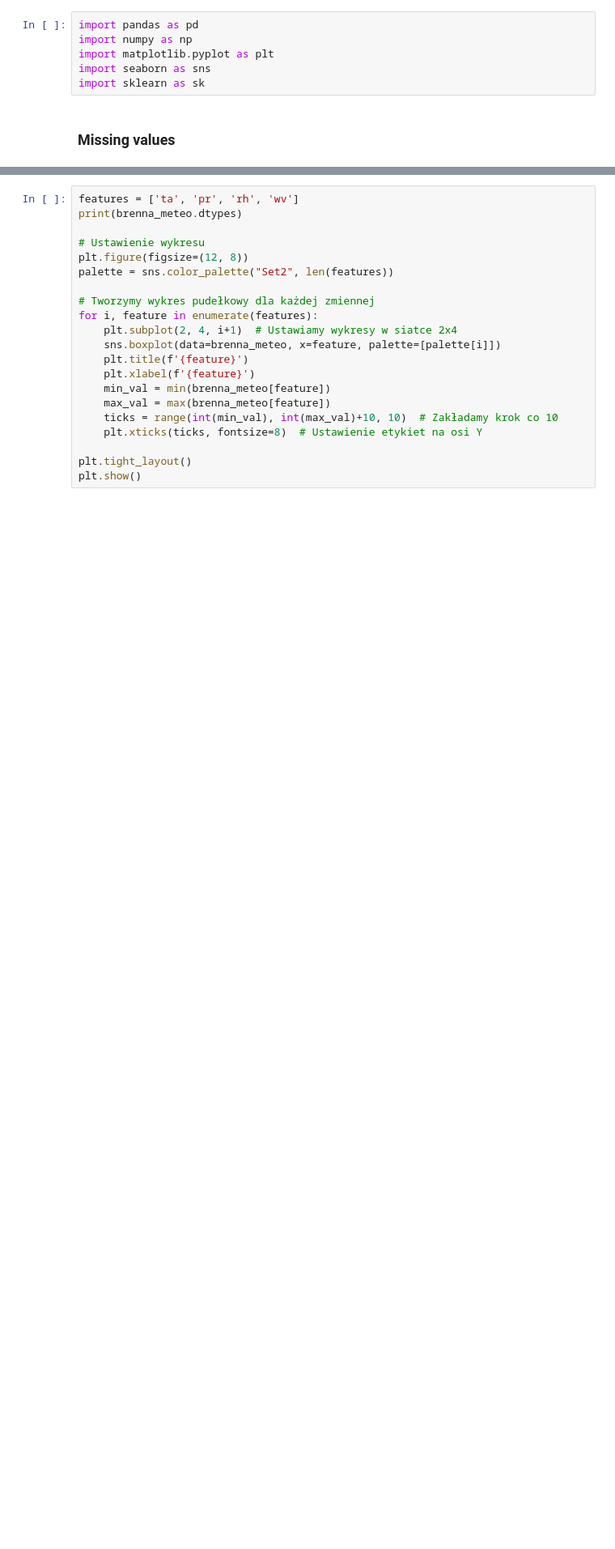
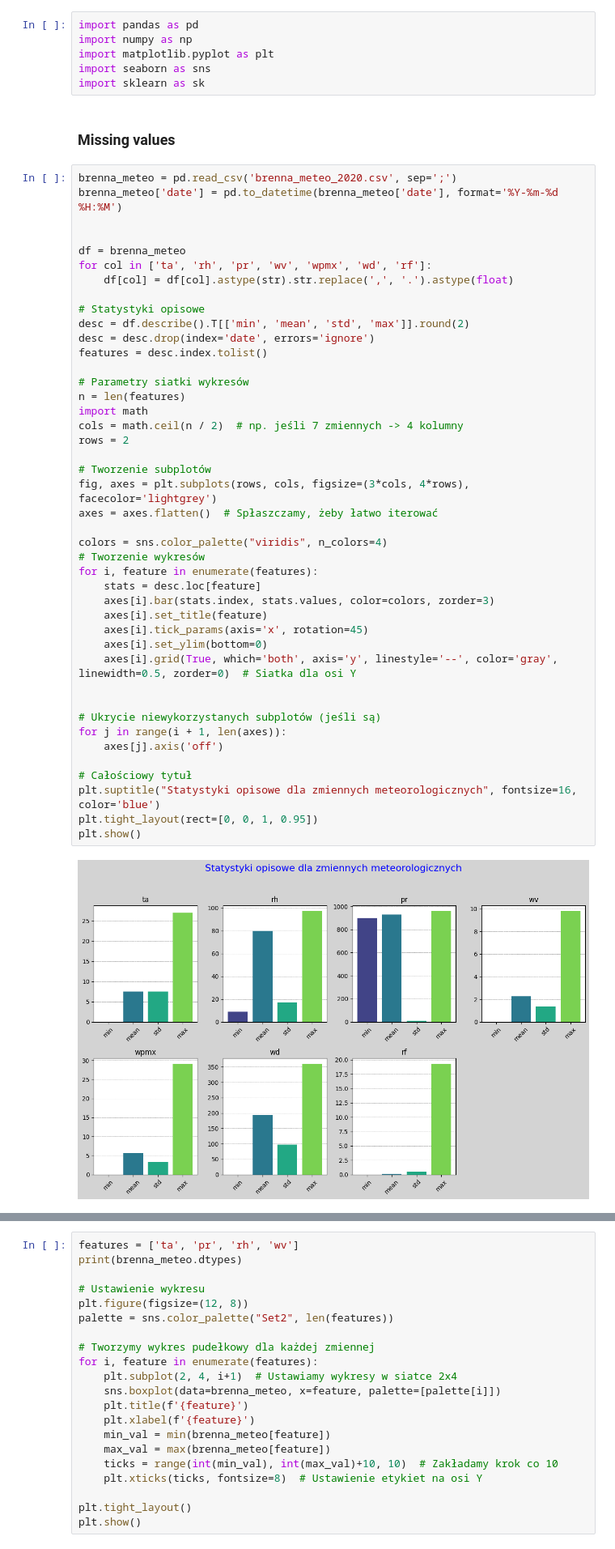
Before and after one commit to bartlomiejkozka/ML, a Jupyter notebook: cw6/brenna_meteo_2020_EDA.ipynb, the cells around one changed output, grey strips where cells are left out. Shown at 81% size. Saved outputs shown, nothing was run; the diff lists cells and outputs as text; blank space fills up the shorter version.

```diff
--- a/cw6/brenna_meteo_2020_EDA.ipynb
+++ b/cw6/brenna_meteo_2020_EDA.ipynb
@@ -6,4 +6,49 @@ import seaborn as sns
 import sklearn as sk
 # %% [markdown]
 ### Missing values
+# %%
+brenna_meteo = pd.read_csv('brenna_meteo_2020.csv', sep=';')
+brenna_meteo['date'] = pd.to_datetime(brenna_meteo['date'], format='%Y-%m-%d %H:%M')
+
+
+df = brenna_meteo
+for col in ['ta', 'rh', 'pr', 'wv', 'wpmx', 'wd', 'rf']:
+    df[col] = df[col].astype(str).str.replace(',', '.').astype(float)
+
+# Statystyki opisowe
+desc = df.describe().T[['min', 'mean', 'std', 'max']].round(2)
+desc = desc.drop(index='date', errors='ignore')
+features = desc.index.tolist()
+
+# Parametry siatki wykresów
+n = len(features)
+import math
+cols = math.ceil(n / 2)  # np. jeśli 7 zmiennych -> 4 kolumny
+rows = 2
+
+# Tworzenie subplotów
+fig, axes = plt.subplots(rows, cols, figsize=(3*cols, 4*rows), facecolor='lightgrey')
+axes = axes.flatten()  # Spłaszczamy, żeby łatwo iterować
+
+colors = sns.color_palette("viridis", n_colors=4)
+# Tworzenie wykresów
+for i, feature in enumerate(features):
+    stats = desc.loc[feature]
+    axes[i].bar(stats.index, stats.values, color=colors, zorder=3)
+    axes[i].set_title(feature)
+    axes[i].tick_params(axis='x', rotation=45)
+    axes[i].set_ylim(bottom=0)
+    axes[i].grid(True, which='both', axis='y', linestyle='--', color='gray', linewidth=0.5, zorder=0)  # Siatka dla osi Y
+
+
+# Ukrycie niewykorzystanych subplotów (jeśli są)
+for j in range(i + 1, len(axes)):
+    axes[j].axis('off')
+
+# Całościowy tytuł
+plt.suptitle("Statystyki opisowe dla zmiennych meteorologicznych", fontsize=16,  color='blue')
+plt.tight_layout(rect=[0, 0, 1, 0.95])
+plt.show()
+# %% [output]
+[figure, added]
 # %%
```
Also changed, not shown: parts of 11 cells of this notebook, 2 other files.
